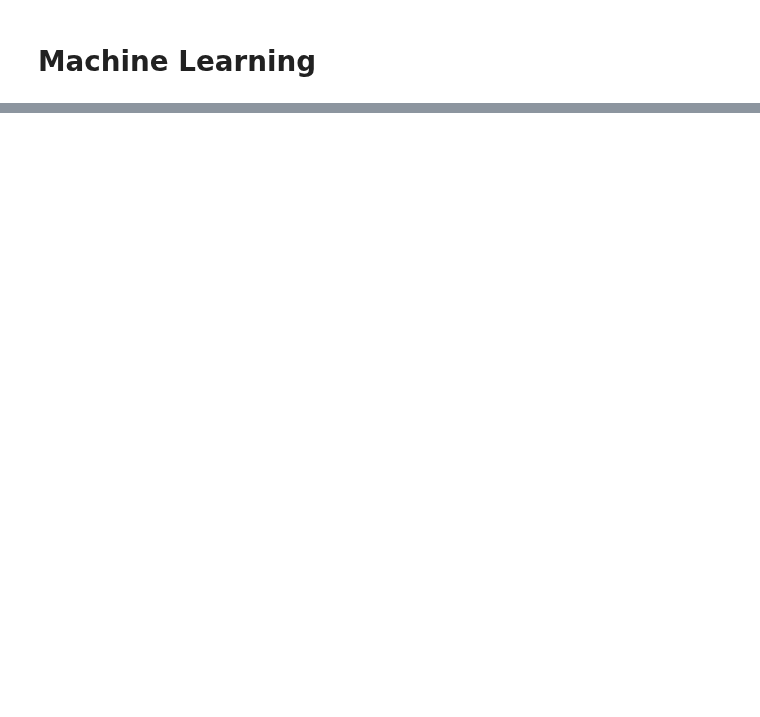
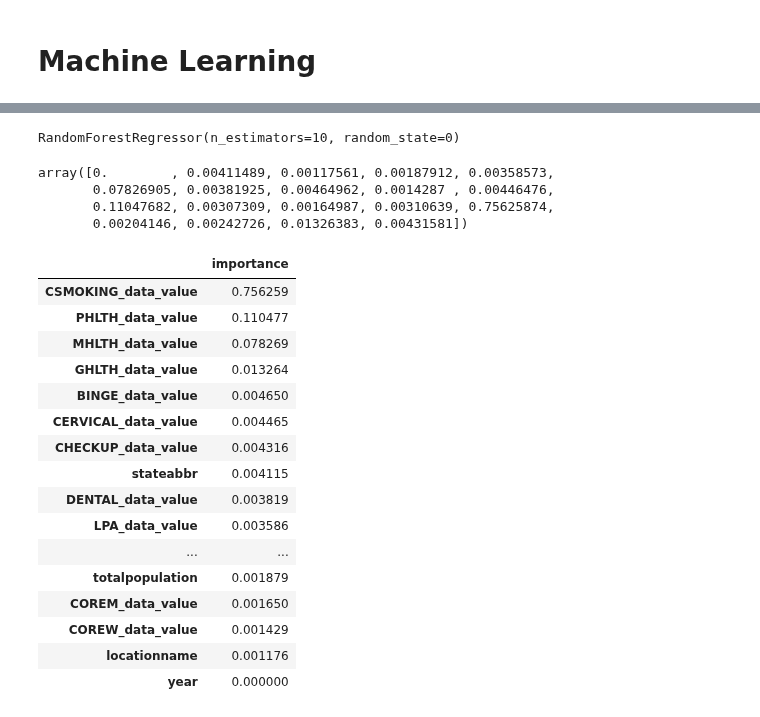
Before and after one commit to AvatarJoshi/copd_project, a Jupyter notebook: API_Connect.ipynb, the cells around one changed output, grey strips where cells are left out. Saved outputs shown, nothing was run; the diff lists cells and outputs as text; code cells hidden in the pictures; blank space fills up the shorter version.

```diff
--- a/API_Connect.ipynb
+++ b/API_Connect.ipynb
@@ -319,0 +385,52 @@ NameError: name 'dataset' is not defined
+# %%
+# Create list of columns to be our features
+feature_cols = [i for i in ml_df_encoded.columns if i not in ('COPD_data_value')]
+X = ml_df_encoded[feature_cols]
+
+# Create our target column
+y = ml_df_encoded['COPD_data_value']
+# %%
+# Split the data into testing and training datasets
+from sklearn.model_selection import train_test_split
+X_train, X_test, y_train, y_test = train_test_split(X, y, test_size = 0.3, random_state=0)
+# %%
+# Train the Random Forest Regression model on the training set
+
+# Fitting Random Forest Regression to the dataset
+from sklearn.ensemble import RandomForestRegressor
+regressor = RandomForestRegressor(n_estimators = 10, random_state = 0)
+regressor.fit(X_train, y_train)
+# %% [output]
+RandomForestRegressor(n_estimators=10, random_state=0)
+# %%
+# View feature importance
+regressor.feature_importances_
+# %% [output]
+array([0.        , 0.00411489, 0.00117561, 0.00187912, 0.00358573,
+       0.07826905, 0.00381925, 0.00464962, 0.0014287 , 0.00446476,
+       0.11047682, 0.00307309, 0.00164987, 0.00310639, 0.75625874,
+       0.00204146, 0.00242726, 0.01326383, 0.00431581])
+# %%
+# Create a dataframe of the feature importance
+feature_importance_df = pd.DataFrame(regressor.feature_importances_, index = X_train.columns, columns=['importance']).sort_values('importance', ascending=False)
+
+# View the dataframe
+feature_importance_df
+# %% [output]
+|  | importance |
+| CSMOKING_data_value | 0.756259 |
+| PHLTH_data_value | 0.110477 |
+| MHLTH_data_value | 0.078269 |
+| GHLTH_data_value | 0.013264 |
+| BINGE_data_value | 0.004650 |
+| CERVICAL_data_value | 0.004465 |
+| CHECKUP_data_value | 0.004316 |
+| stateabbr | 0.004115 |
+| DENTAL_data_value | 0.003819 |
+| LPA_data_value | 0.003586 |
+| ... | ... |
+| totalpopulation | 0.001879 |
+| COREM_data_value | 0.001650 |
+| COREW_data_value | 0.001429 |
+| locationname | 0.001176 |
+| year | 0.000000 |
```
Also changed, not shown: parts of 9 cells of this notebook.
